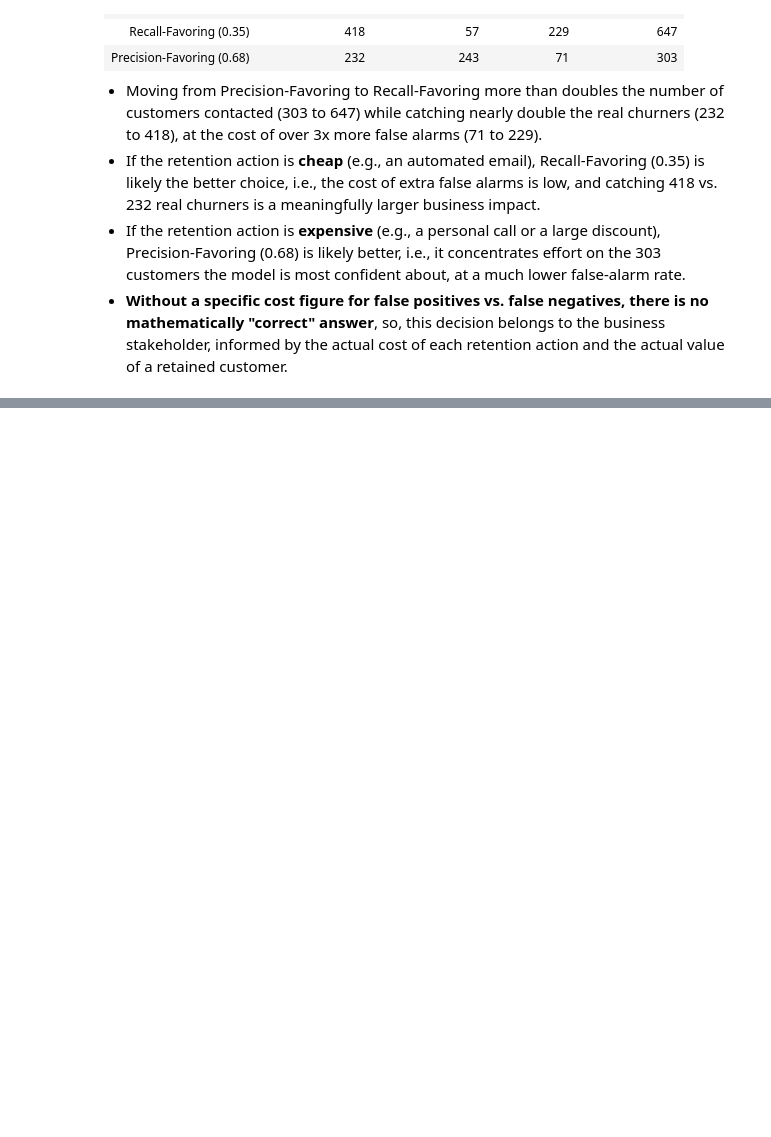
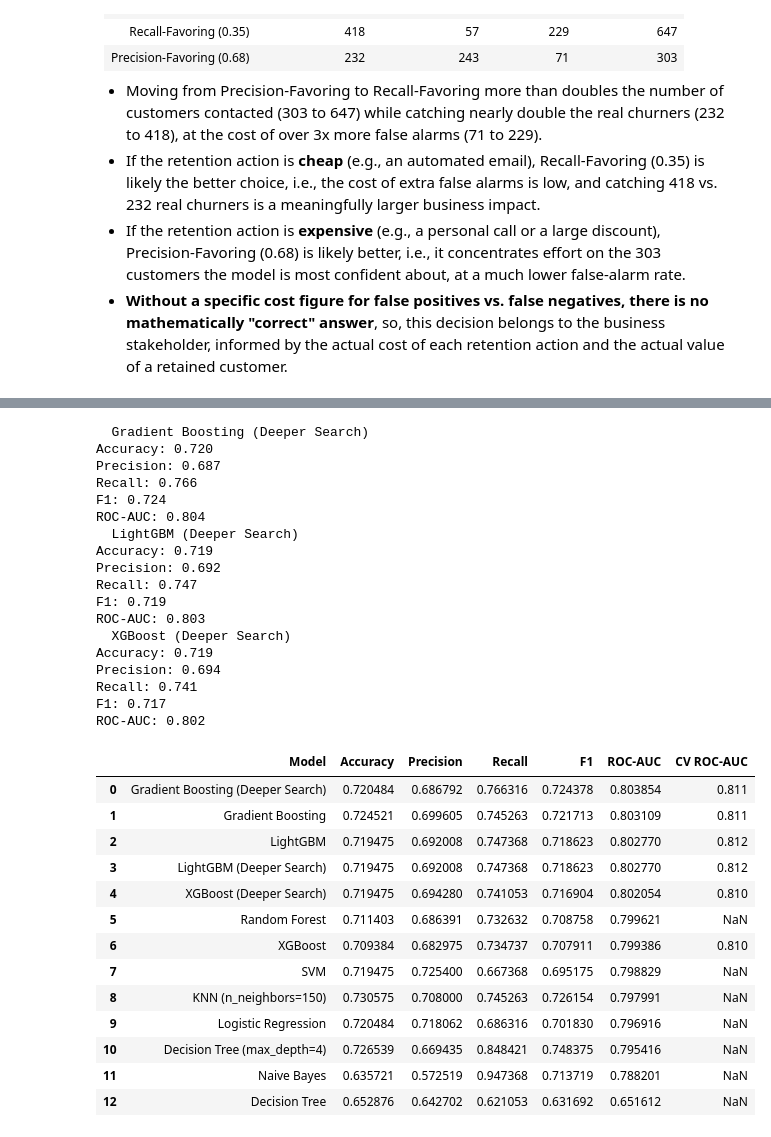
Before and after one commit to SourodeepRoy30/clv-predictor, a Jupyter notebook: notebooks/4_classification.ipynb, the cells around one changed output, grey strips where cells are left out. Cells and saved outputs as stored; diff of their text form; code cells hidden in the pictures; blank space fills up the shorter version.

```diff
--- a/notebooks/4_classification.ipynb
+++ b/notebooks/4_classification.ipynb
@@ -743,0 +906,67 @@ Precision-Favoring (0.68): Precision=0.766, Recall=0.488, Flagged as churned=303
+# %%
+# Evaluate the three deeper-search models on the test set, to get their actual test performance
+# (so far we only have their cross-validated scores)
+best_gb_deep = random_search_gb.best_estimator_
+best_lgb_deep = random_search_lgb.best_estimator_
+best_xgb_deep = random_search_xgb.best_estimator_
+
+_, model_results = evaluate_classifier(
+    best_gb_deep, X_train, X_test, y_train, y_test,
+    "Gradient Boosting (Deeper Search)", model_results
+)
+_, model_results = evaluate_classifier(
+    best_lgb_deep, X_train, X_test, y_train, y_test,
+    "LightGBM (Deeper Search)", model_results
+)
+_, model_results = evaluate_classifier(
+    best_xgb_deep, X_train, X_test, y_train, y_test,
+    "XGBoost (Deeper Search)", model_results
+)
+
+# Build the CV-score lookup for models where we have it, to display alongside test results
+cv_scores = {
+    "Gradient Boosting": 0.811,
+    "LightGBM": 0.812,
+    "XGBoost": 0.810,
+    "Gradient Boosting (Deeper Search)": 0.811,
+    "LightGBM (Deeper Search)": 0.812,
+    "XGBoost (Deeper Search)": 0.810,
+}
+
+full_results_df = pd.DataFrame(model_results).sort_values("ROC-AUC", ascending=False).reset_index(drop=True)
+full_results_df["CV ROC-AUC"] = full_results_df["Model"].map(cv_scores)
+
+full_results_df
+# %% [output]
+  Gradient Boosting (Deeper Search)
+Accuracy: 0.720
+Precision: 0.687
+Recall: 0.766
+F1: 0.724
+ROC-AUC: 0.804
+  LightGBM (Deeper Search)
+Accuracy: 0.719
+Precision: 0.692
+Recall: 0.747
+F1: 0.719
+ROC-AUC: 0.803
+  XGBoost (Deeper Search)
+Accuracy: 0.719
+Precision: 0.694
+Recall: 0.741
+F1: 0.717
+ROC-AUC: 0.802
+|  | Model | Accuracy | Precision | Recall | F1 | ROC-AUC | CV ROC-AUC |
+| 0 | Gradient Boosting (Deeper Search) | 0.720484 | 0.686792 | 0.766316 | 0.724378 | 0.803854 | 0.811 |
+| 1 | Gradient Boosting | 0.724521 | 0.699605 | 0.745263 | 0.721713 | 0.803109 | 0.811 |
+| 2 | LightGBM | 0.719475 | 0.692008 | 0.747368 | 0.718623 | 0.802770 | 0.812 |
+| 3 | LightGBM (Deeper Search) | 0.719475 | 0.692008 | 0.747368 | 0.718623 | 0.802770 | 0.812 |
+| 4 | XGBoost (Deeper Search) | 0.719475 | 0.694280 | 0.741053 | 0.716904 | 0.802054 | 0.810 |
+| 5 | Random Forest | 0.711403 | 0.686391 | 0.732632 | 0.708758 | 0.799621 | NaN |
+| 6 | XGBoost | 0.709384 | 0.682975 | 0.734737 | 0.707911 | 0.799386 | 0.810 |
+| 7 | SVM | 0.719475 | 0.725400 | 0.667368 | 0.695175 | 0.798829 | NaN |
+| 8 | KNN (n_neighbors=150) | 0.730575 | 0.708000 | 0.745263 | 0.726154 | 0.797991 | NaN |
+| 9 | Logistic Regression | 0.720484 | 0.718062 | 0.686316 | 0.701830 | 0.796916 | NaN |
+| 10 | Decision Tree (max_depth=4) | 0.726539 | 0.669435 | 0.848421 | 0.748375 | 0.795416 | NaN |
+| 11 | Naive Bayes | 0.635721 | 0.572519 | 0.947368 | 0.713719 | 0.788201 | NaN |
+| 12 | Decision Tree | 0.652876 | 0.642702 | 0.621053 | 0.631692 | 0.651612 | NaN |
```
Also changed, not shown: parts of 15 cells of this notebook, 3 other files.
